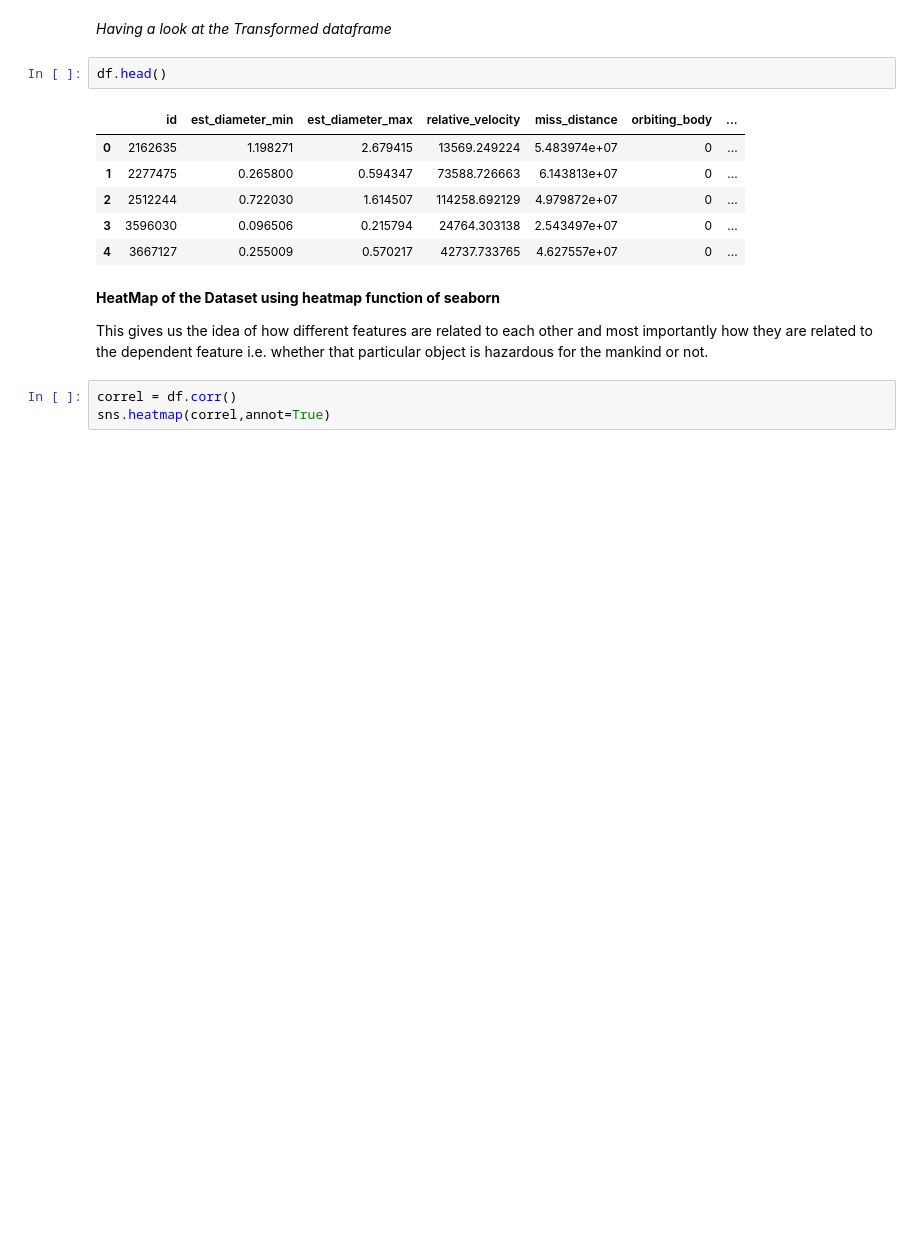
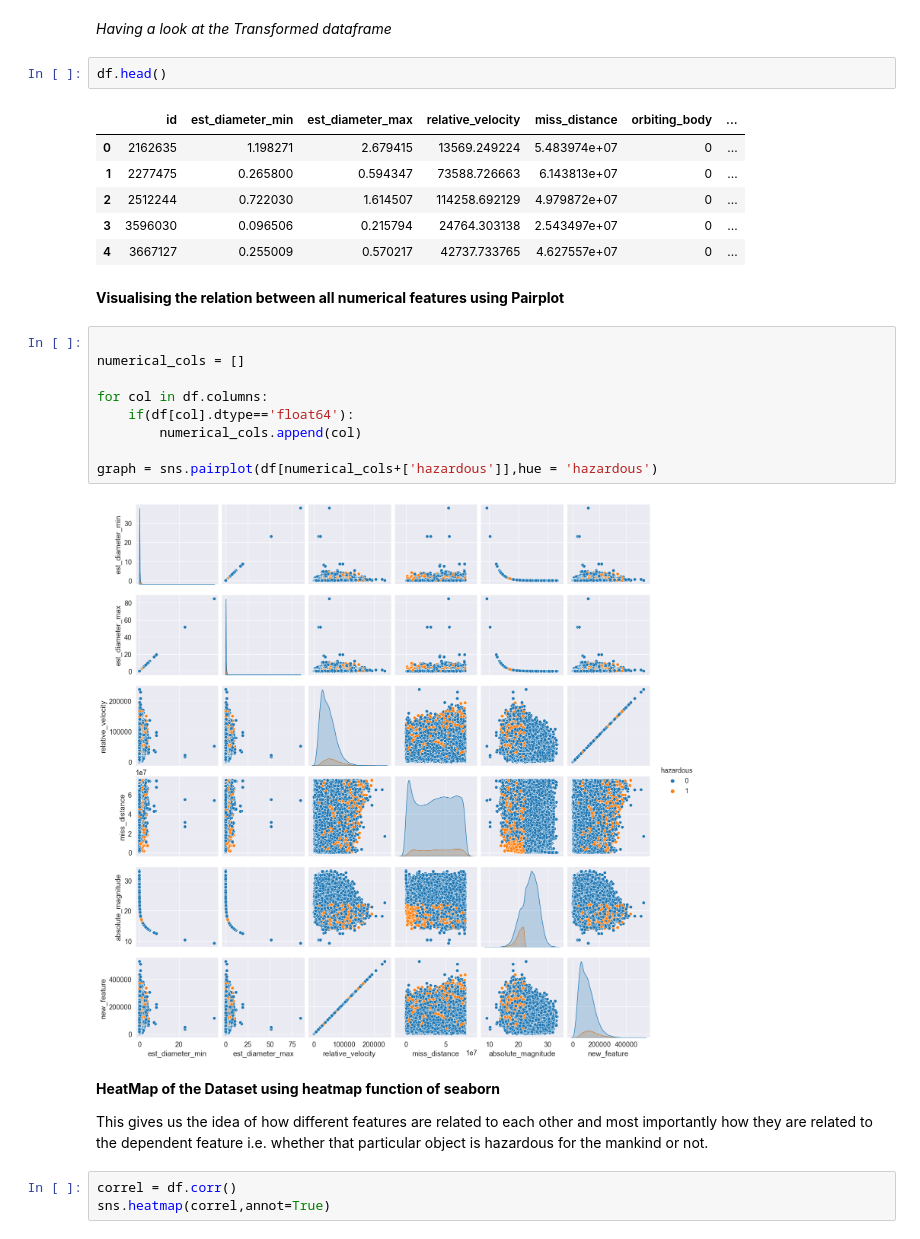
Before and after one commit to RashidSiddiqui2004/DevComm-ML-Task, a Jupyter notebook: DevCommNASAtask.ipynb, the cells around one changed output. Cells and saved outputs as stored; diff of their text form; blank space fills up the shorter version.

```diff
--- a/DevCommNASAtask.ipynb
+++ b/DevCommNASAtask.ipynb
@@ -123,6 +164,19 @@ df.head()
 | 2 | 2512244 | 0.722030 | 1.614507 | 114258.692129 | 4.979872e+07 | 0 | ... |
 | 3 | 3596030 | 0.096506 | 0.215794 | 24764.303138 | 2.543497e+07 | 0 | ... |
 | 4 | 3667127 | 0.255009 | 0.570217 | 42737.733765 | 4.627557e+07 | 0 | ... |
+# %% [markdown]
+**Visualising the relation between all numerical features using Pairplot**
+# %%
+
+numerical_cols = []
+
+for col in df.columns:
+    if(df[col].dtype=='float64'):
+        numerical_cols.append(col)
+
+graph = sns.pairplot(df[numerical_cols+['hazardous']],hue = 'hazardous')
+# %% [output]
+[figure, added]
 # %% [markdown]
 **HeatMap of the Dataset using heatmap function of seaborn**
 
```
Also changed, not shown: parts of 23 cells of this notebook.
